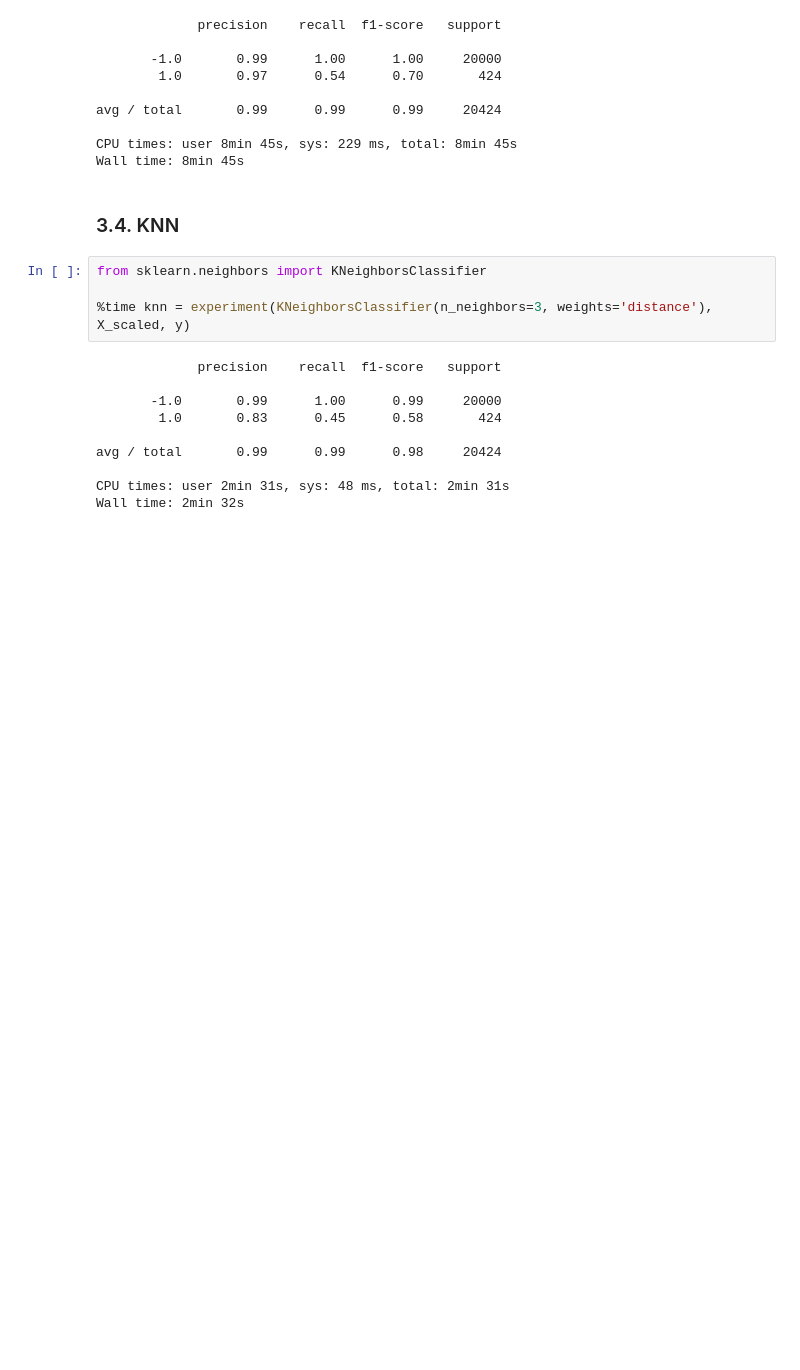
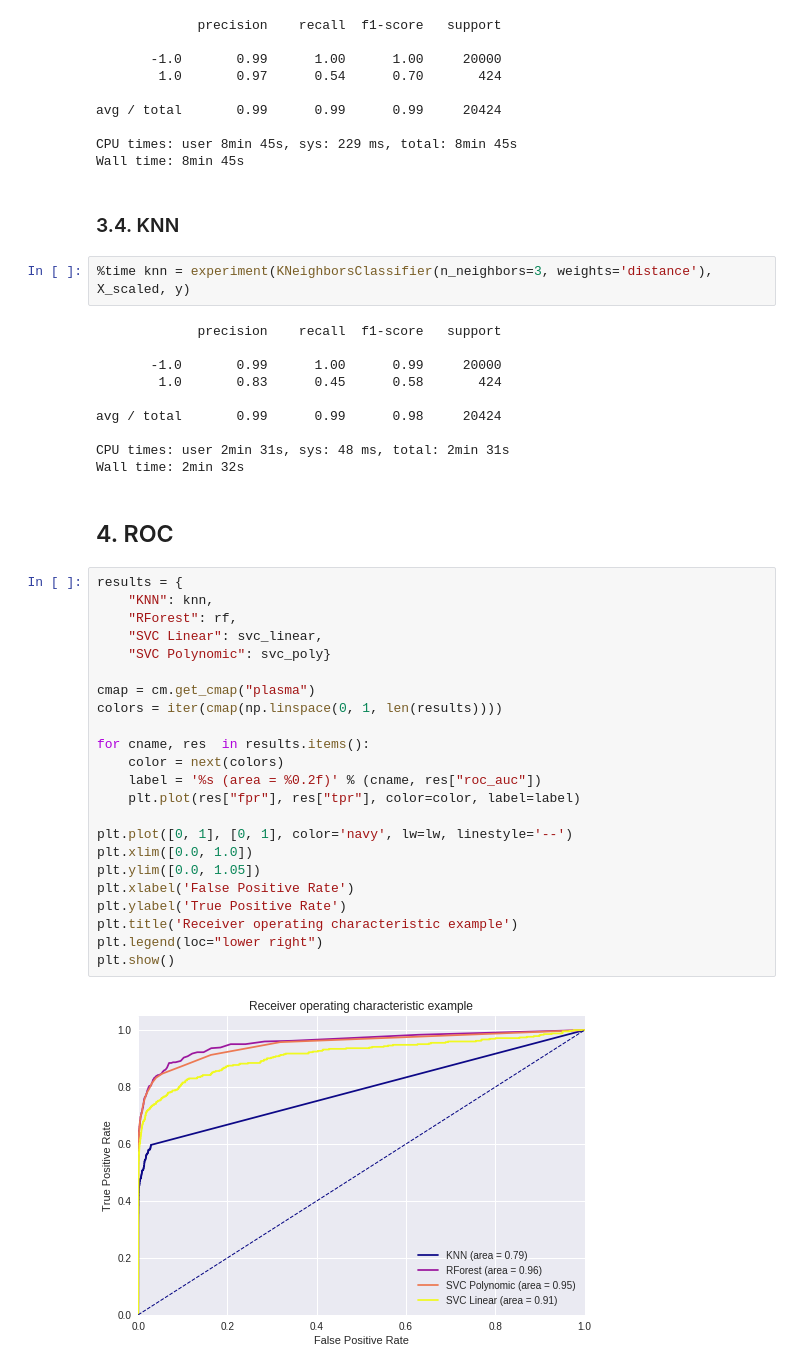
Before and after one commit to carpyncho/vvv_gen_catalog, a Jupyter notebook: 06_ml.ipynb, the cells around one changed output. Drawn from its saved outputs; the diff is of its cells as text; blank space fills up the shorter version.

Commit message:
curves

```diff
--- a/06_ml.ipynb
+++ b/06_ml.ipynb
@@ -134,8 +133,6 @@ Wall time: 8min 45s
 # %% [markdown]
 ### 3.4. KNN
 # %%
-from sklearn.neighbors import KNeighborsClassifier
-
 %time knn = experiment(KNeighborsClassifier(n_neighbors=3, weights='distance'), X_scaled, y)
 # %% [output]
              precision    recall  f1-score   support
@@ -147,3 +144,30 @@ avg / total       0.99      0.99      0.98     20424
 
 CPU times: user 2min 31s, sys: 48 ms, total: 2min 31s
 Wall time: 2min 32s
+# %% [markdown]
+## 4. ROC
+# %%
+results = {
+    "KNN": knn,
+    "RForest": rf,
+    "SVC Linear": svc_linear,
+    "SVC Polynomic": svc_poly}
+
+cmap = cm.get_cmap("plasma")
+colors = iter(cmap(np.linspace(0, 1, len(results))))
+
+for cname, res  in results.items():
+    color = next(colors)
+    label = '%s (area = %0.2f)' % (cname, res["roc_auc"])
+    plt.plot(res["fpr"], res["tpr"], color=color, label=label)
+
+plt.plot([0, 1], [0, 1], color='navy', lw=lw, linestyle='--')
+plt.xlim([0.0, 1.0])
+plt.ylim([0.0, 1.05])
+plt.xlabel('False Positive Rate')
+plt.ylabel('True Positive Rate')
+plt.title('Receiver operating characteristic example')
+plt.legend(loc="lower right")
+plt.show()
+# %% [output]
+[figure, added]
```
Also changed, not shown: parts of 2 cells of this notebook.
